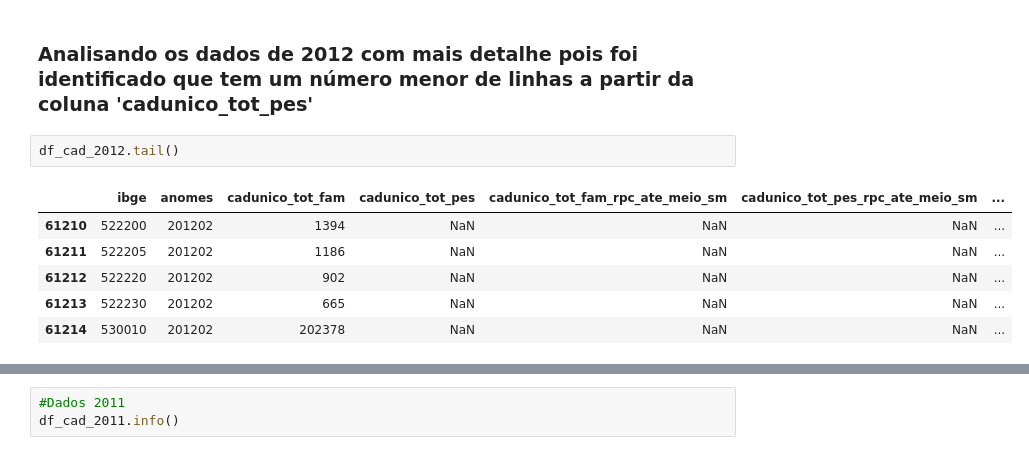
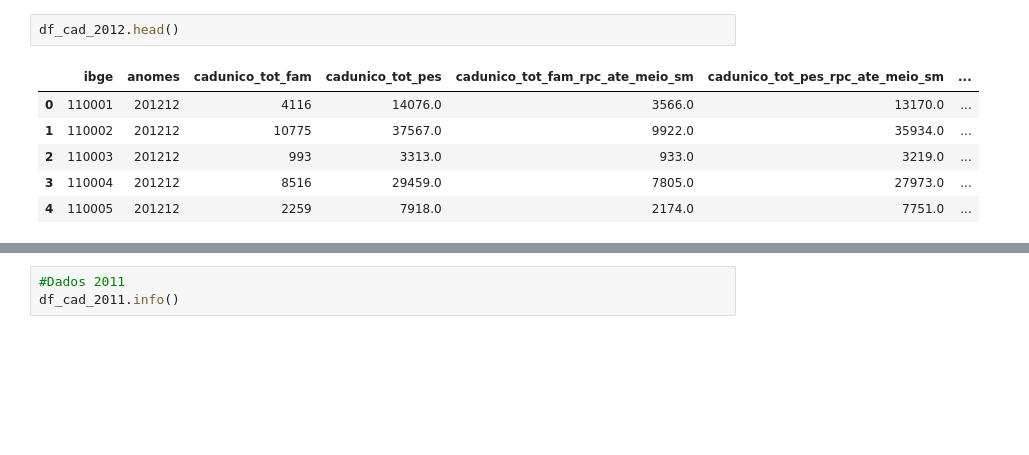
Before and after one commit to heliomacedofilho/projetos-do-bootcamp-analise-de-dados-enap-2023, a Jupyter notebook: presenca_das_politicas_publicas_sociais_nos_municipios/cadunico_Ju.ipynb, the cells around one changed output, grey strips where cells are left out. Saved outputs shown, nothing was run; the diff lists cells and outputs as text; blank space fills up the shorter version.

```diff
--- a/presenca_das_politicas_publicas_sociais_nos_municipios/cadunico_Ju.ipynb
+++ b/presenca_das_politicas_publicas_sociais_nos_municipios/cadunico_Ju.ipynb
@@ -366,11 +71,9 @@ memory usage: 5.6 MB
-# %% [markdown]
-### Analisando os dados de 2012 com mais detalhe pois foi identificado que tem um número menor de linhas a partir da coluna 'cadunico_tot_pes'
 # %%
-df_cad_2012.tail()
+df_cad_2012.head()
 # %% [output]
 |  | ibge | anomes | cadunico_tot_fam | cadunico_tot_pes | cadunico_tot_fam_rpc_ate_meio_sm | cadunico_tot_pes_rpc_ate_meio_sm | ... |
-| 61210 | 522200 | 201202 | 1394 | NaN | NaN | NaN | ... |
-| 61211 | 522205 | 201202 | 1186 | NaN | NaN | NaN | ... |
-| 61212 | 522220 | 201202 | 902 | NaN | NaN | NaN | ... |
-| 61213 | 522230 | 201202 | 665 | NaN | NaN | NaN | ... |
-| 61214 | 530010 | 201202 | 202378 | NaN | NaN | NaN | ... |
+| 0 | 110001 | 201212 | 4116 | 14076.0 | 3566.0 | 13170.0 | ... |
+| 1 | 110002 | 201212 | 10775 | 37567.0 | 9922.0 | 35934.0 | ... |
+| 2 | 110003 | 201212 | 993 | 3313.0 | 933.0 | 3219.0 | ... |
+| 3 | 110004 | 201212 | 8516 | 29459.0 | 7805.0 | 27973.0 | ... |
+| 4 | 110005 | 201212 | 2259 | 7918.0 | 2174.0 | 7751.0 | ... |
```
Also changed, not shown: parts of 111 cells of this notebook, 5 other files.
